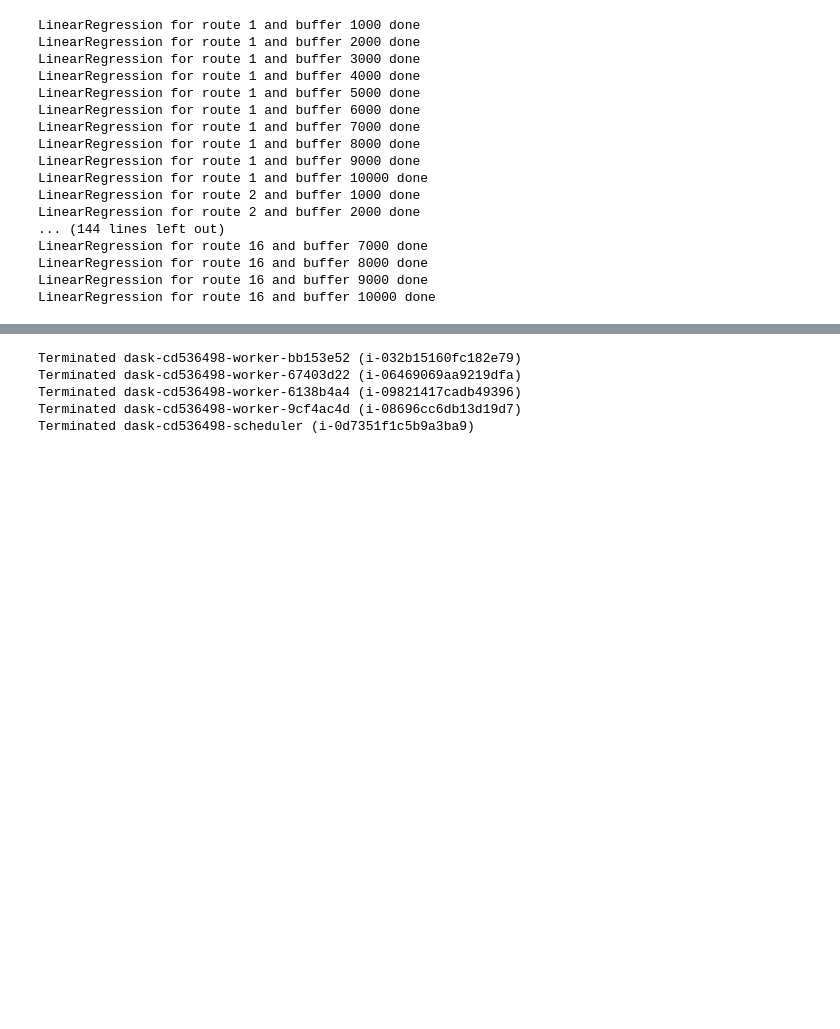
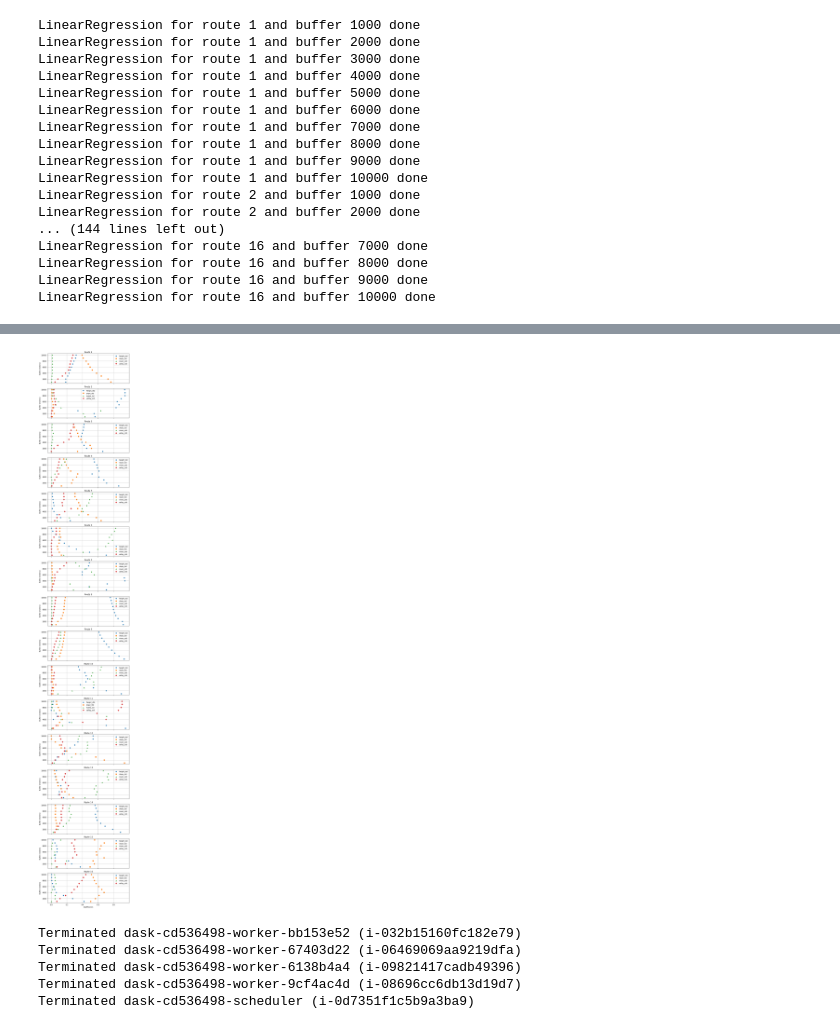
Before and after one commit to macs30123-s24/final-project-qhapac_nan, a Jupyter notebook: analysis.ipynb, the cells around one changed output, grey strips where cells are left out. Cells and saved outputs as stored; diff of their text form; code cells hidden in the pictures; blank space fills up the shorter version.

```diff
--- a/analysis.ipynb
+++ b/analysis.ipynb
@@ -408,3 +440,25 @@ coeffs_route
+# %%
+unique_ids = coeffs_route['ID'].unique()
+
+# Create subplots
+fig, axes = plt.subplots(nrows=len(unique_ids), ncols=1, figsize=(8, 3 * len(unique_ids)), sharex=True)
+
+for ax, route_id in zip(axes, unique_ids):
+    df = coeffs_route[coeffs_route['ID'] == route_id]
+
+    for var, marker in zip(vars_std, markers):
+        ax.scatter(df[var], df['buffer'], label=var, marker=marker)
+
+    ax.set_title(f"Route {route_id}")
+    ax.set_ylabel("Buffer (meters)")
+    ax.grid(True)
+    ax.legend()
+
+plt.xlabel("Coefficients")
+plt.tight_layout()
+plt.show()
+# %% [output]
+[figure, added]
 # %%
 cluster.close()
 # %% [output]
```
Also changed, not shown: parts of 4 cells of this notebook.
